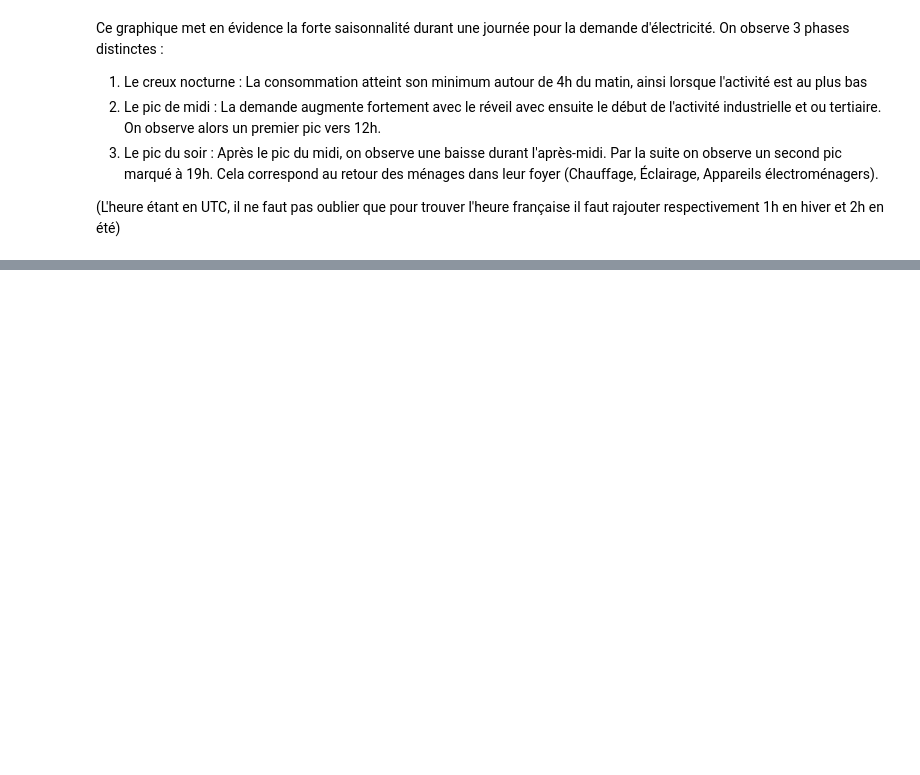
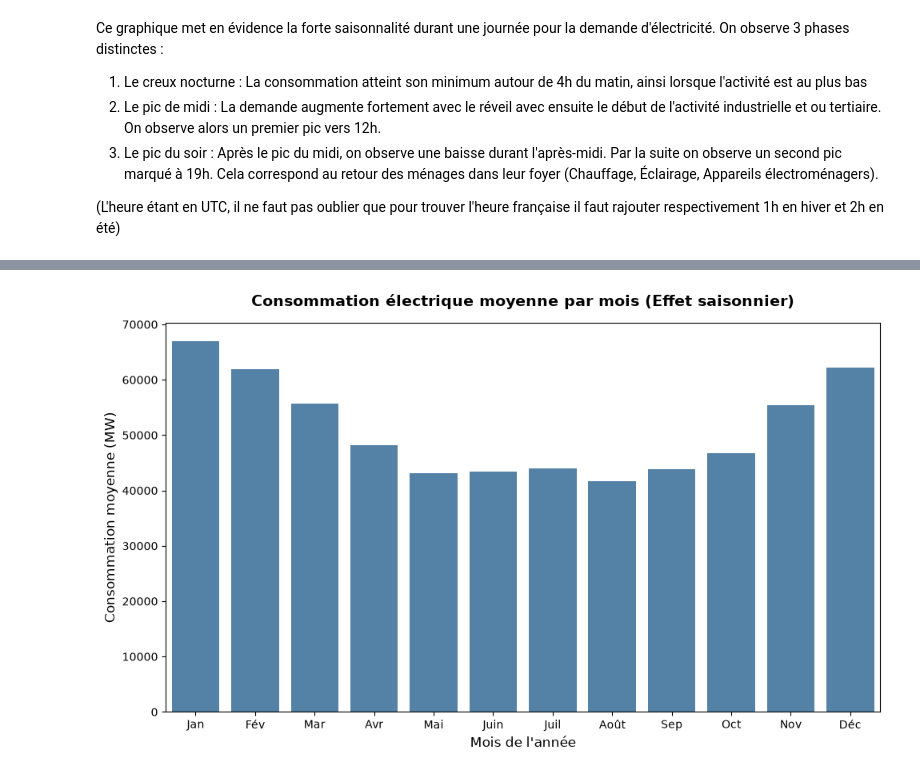
Before and after one commit to Elyes-Belhassen/meteo-energies-renouvelables-france, a Jupyter notebook: analyse_rte.ipynb, the cells around one changed output, grey strips where cells are left out. Cells and saved outputs as stored; diff of their text form; code cells hidden in the pictures; blank space fills up the shorter version.

```diff
--- a/analyse_rte.ipynb
+++ b/analyse_rte.ipynb
@@ -109,0 +113,21 @@ Ce graphique met en évidence la forte saisonnalité durant une journée pour la
+# %%
+# Étape 1 : Calcul de la consommation moyenne pour chaque mois (de 1 à 12)
+conso_moyenne_mois = df_rte_clean.groupby('Mois')['consommation'].mean()
+
+# Étape 2 : Création du graphique en barres
+plt.figure(figsize=(10, 6))
+# On utilise seaborn pour un rendu propre, la couleur 'steelblue' reste sobre et académique
+sns.barplot(x=conso_moyenne_mois.index, y=conso_moyenne_mois.values, color="steelblue")
+
+# Étape 3 : Personnalisation (Titres, labels et remplacement des numéros par le nom des mois)
+plt.title("Consommation électrique moyenne par mois (Effet saisonnier)", fontsize=14, fontweight='bold', pad=15)
+plt.xlabel("Mois de l'année", fontsize=12)
+plt.ylabel("Consommation moyenne (MW)", fontsize=12)
+
+mois_labels = ['Jan', 'Fév', 'Mar', 'Avr', 'Mai', 'Juin', 'Juil', 'Août', 'Sep', 'Oct', 'Nov', 'Déc']
+plt.xticks(ticks=range(12), labels=mois_labels)
+
+plt.tight_layout()
+plt.show()
+# %% [output]
+[figure, added]
```
Also changed, not shown: parts of 8 cells of this notebook.
